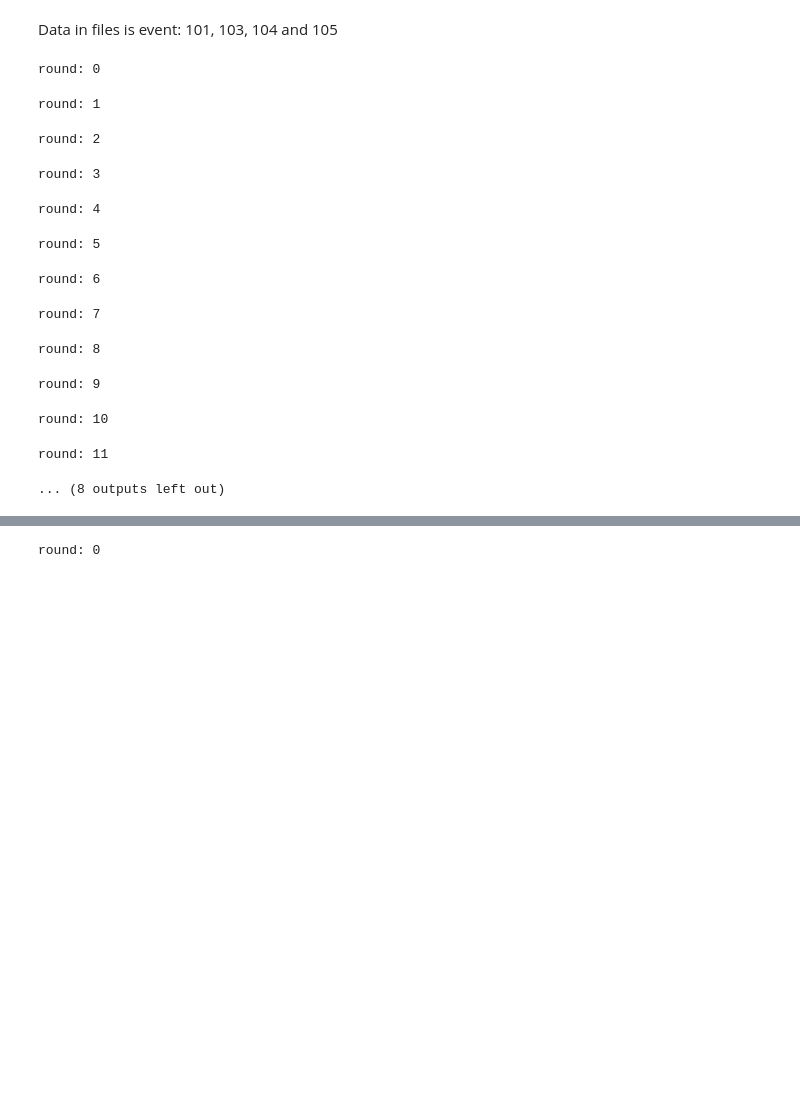
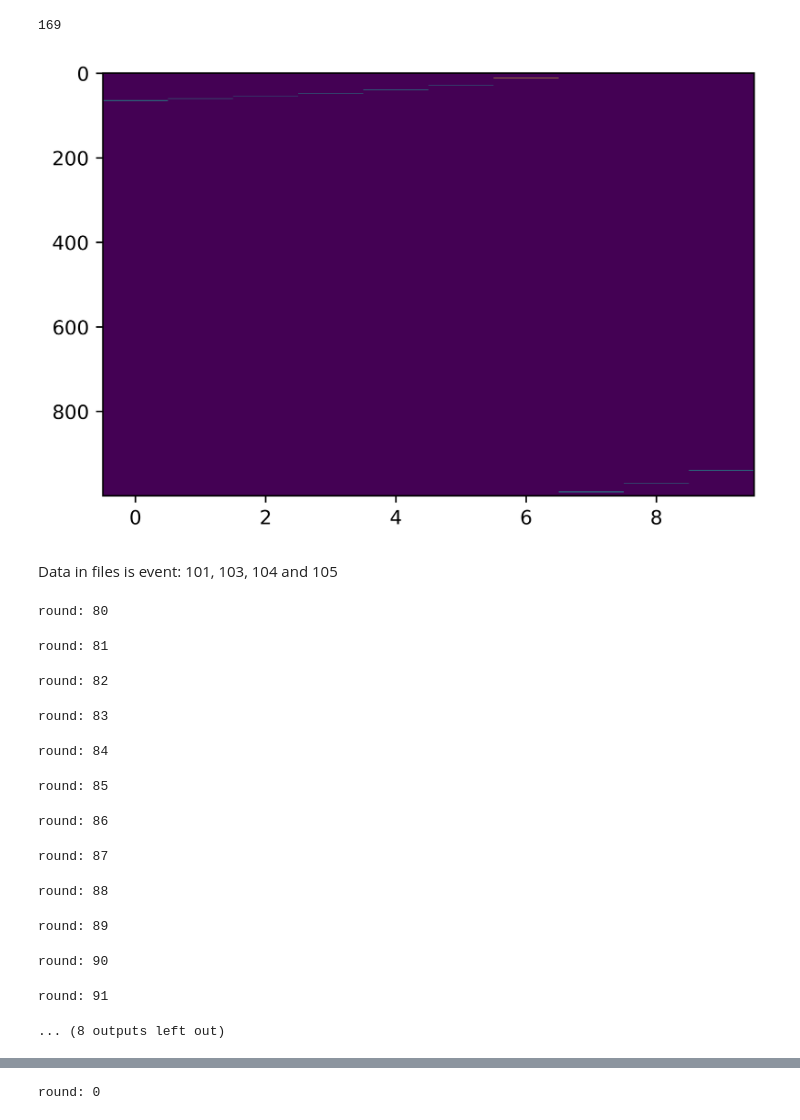
Before and after one commit to MaxHolmberg96/track-estimation-ML, a Jupyter notebook: preprocess-bin-data.ipynb, the cells around one changed output, grey strips where cells are left out. Drawn from its saved outputs; the diff is of its cells as text; code cells hidden in the pictures; blank space fills up the shorter version.

Commit message:
cleaned up some code, fixed a bug in the theta binning

```diff
--- a/preprocess-bin-data.ipynb
+++ b/preprocess-bin-data.ipynb
@@ -14,7 +14,7 @@ from tqdm import tqdm
 
 %matplotlib inline
 # %%
-B = 1500
+B = 1000
 def convertTrackToImage(trackId):
     first = True
     imageBins = B
@@ -27,27 +27,41 @@ def convertTrackToImage(trackId):
             hitsVol8 = hits.iloc[hits.index[(hits.volume_id == volume)].tolist()]
             t = truthVol8.loc[(hitsVol8.layer_id == layer) & (truthVol8.particle_id == trackId)]
             r = np.power(t.tx, 2) + np.power(t.ty, 2)
-            theta = np.arctan(t.ty / t.tx)
-            #print(theta)
-            thetaRange = np.pi
-            indicesFloat = (theta / thetaRange) * imageBins + imageBins / 2
-            #print(indicesFloat)
+            theta = []
+            for tup in zip(t.tx, t.ty):
+                x, y = tup
+                if x >= 0 and y >= 0:
+                    # first quad, add 0
+                    theta.append(np.arctan(y / x))
+                elif x < 0 and y >= 0:
+                    # second quad, add pi (180 degress)
+                    theta.append(np.arctan(y / x) + np.pi)
+                elif x < 0 and y < 0:
+                    # third quad, add pi (180 degress)
+                    theta.append(np.arctan(y / x) + np.pi)
+                else:
+                    # fourth quad, add pi (360 degress)
+                    theta.append(np.arctan(y / x) + 2 * np.pi)
+            theta = np.array(theta)
+            thetaRange = 2 * np.pi
+            indicesFloat = (theta / thetaRange) * imageBins# + imageBins / 2
             indices = np.array(list(map(int, indicesFloat)))
             indices = np.reshape(indices, (len(indices), 1))
             bins = np.zeros((imageBins, 1))
-            if first:
-                if len(indices) == 0:
-                    image = np.hstack([image, np.zeros((imageBins, 1))])
-                    continue
-                firstIndex = max(indices[0])
-                moveRange = firstIndex - imageBins // 2
-                first = False
-            indices = (indices - moveRange) % imageBins
             for i, index in enumerate(indices):
                 bins[index, 0] += 1
             image = np.hstack([image, bins])
             #print(indices)
     return image
+# %%
+print(len(validTracks))
+image = convertTrackToImage(validTracks[60])
+plt.imshow(image, aspect="auto")
+plt.show()
+#plt.savefig("example.png", dpi=200)
+# %% [output]
+169
+[figure, added]
 # %%
 images = []
 train_y = np.empty((0, 2))
@@ -55,12 +69,12 @@ train_y_mag = np.empty((0, 1))
 # %% [markdown]
 Data in files is event: 101, 103, 104 and 105
 # %%
-for k in range(0, 20):
+for k in range(80, 100):
     print("round:", k)
     if k < 10:
-        event_prefix = 'event00000104' + str(k)
+        event_prefix = 'event00000100' + str(k)
     else:
-        event_prefix = 'event00000105' + str(k - 10)
+        event_prefix = 'event0000010' + str(k)
     hits, cells, particles, truth = load_event(os.path.join('train_100_events', event_prefix))
     cond = (hits['volume_id'] == 8) | (hits['volume_id'] == 13) | (hits['volume_id'] == 17)
     selected_indices = hits.index[cond].tolist()
@@ -73,9 +87,11 @@ for k in range(0, 20):
         if track == 0:
             continue
         numberHits = selected_truth[selected_truth.particle_id == track].shape[0]
-        t = selected_truth[selected_truth.particle_id == track]
-        if numberHits >= 11:
+        #print(numberHits)
+        #t = selected_truth[selected_truth.particle_id == track]
+        if numberHits >= 12:
             validTracks.append(track)
+            #print(track)
 
     nr = len(validTracks)
     for j in tqdm(range(nr)):
@@ -95,16 +111,16 @@ for k in range(0, 20):
         train_y = np.vstack([train_y, [px, py]])
         train_y_mag = np.vstack([train_y_mag, [p]])
 # %% [output]
-round: 0
+round: 80
-round: 1
+round: 81
-round: 2
+round: 82
-round: 3
+round: 83
-round: 4
+round: 84
-round: 5
+round: 85
-round: 6
+round: 86
-round: 7
+round: 87
-round: 8
+round: 88
-round: 9
+round: 89
-round: 10
+round: 90
-round: 11
+round: 91
 ... (8 outputs left out)
```
Also changed, not shown: parts of 5 cells of this notebook, 1 other file.
